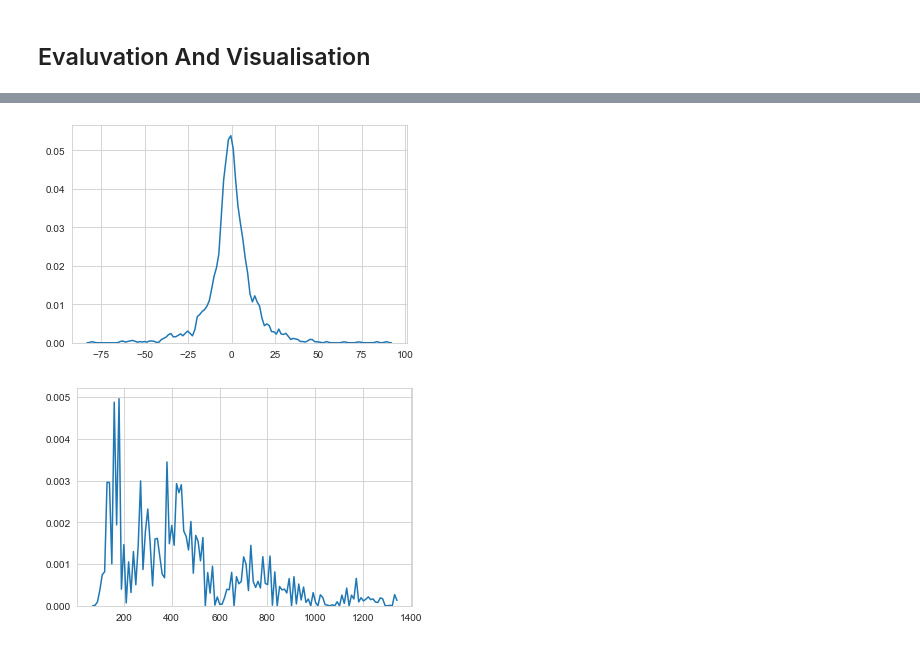
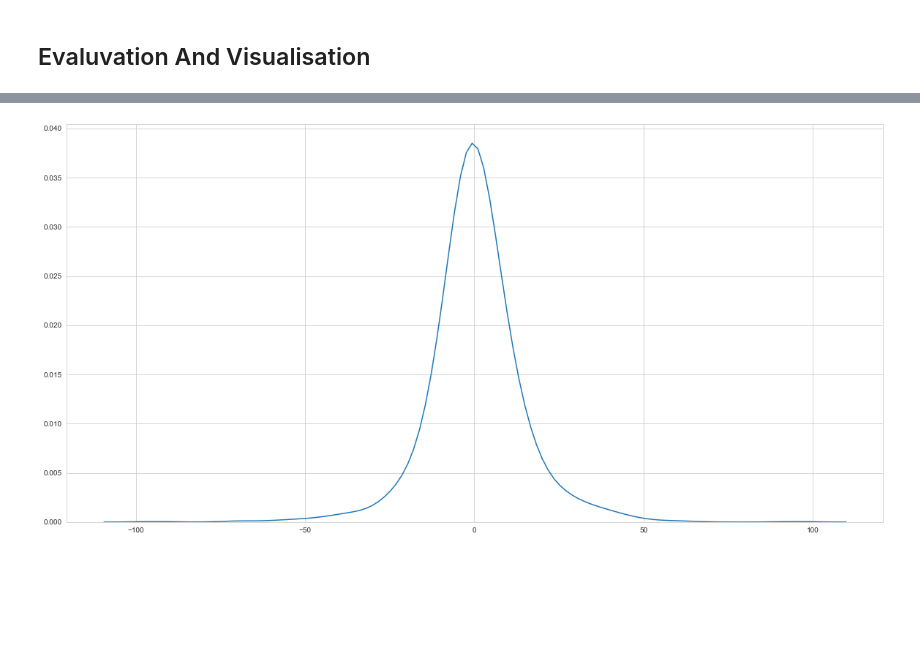
Before and after one commit to Shivakumarbharath/Stock_Market_Price_Prediction, a Jupyter notebook: RandomForest.ipynb, the cells around one changed output, grey strips where cells are left out. Drawn from its saved outputs; the diff is of its cells as text; code cells hidden in the pictures; blank space fills up the shorter version.

```diff
--- a/RandomForest.ipynb
+++ b/RandomForest.ipynb
@@ -11,6 +11,7 @@ from sklearn.ensemble import RandomForestRegressor
 from sklearn.model_selection import train_test_split
 from sklearn.metrics import mean_squared_error,mean_absolute_error
 %matplotlib inline
+plt.rcParams["figure.figsize"] = (20,10)
 # %% [markdown]
 ## Loading The Data
 # %%
@@ -160,13 +151,7 @@ mean_absolute_error(y_test,pred_y)
 # %%
 delta_y = y_test-pred_y;
 sns.set_style('whitegrid')
-sns.kdeplot(np.array(delta_y), bw=1)
+sns.kdeplot(np.array(delta_y), bw=5)
 plt.show()
 # %% [output]
-[figure, old version]
+[figure, new version]
-# %%
-sns.set_style('whitegrid')
-sns.kdeplot(np.array(pred_y), bw=0.5)
-plt.show()
-# %% [output]
-[figure, removed]
```
Also changed, not shown: parts of 15 cells of this notebook, 2 other files.
